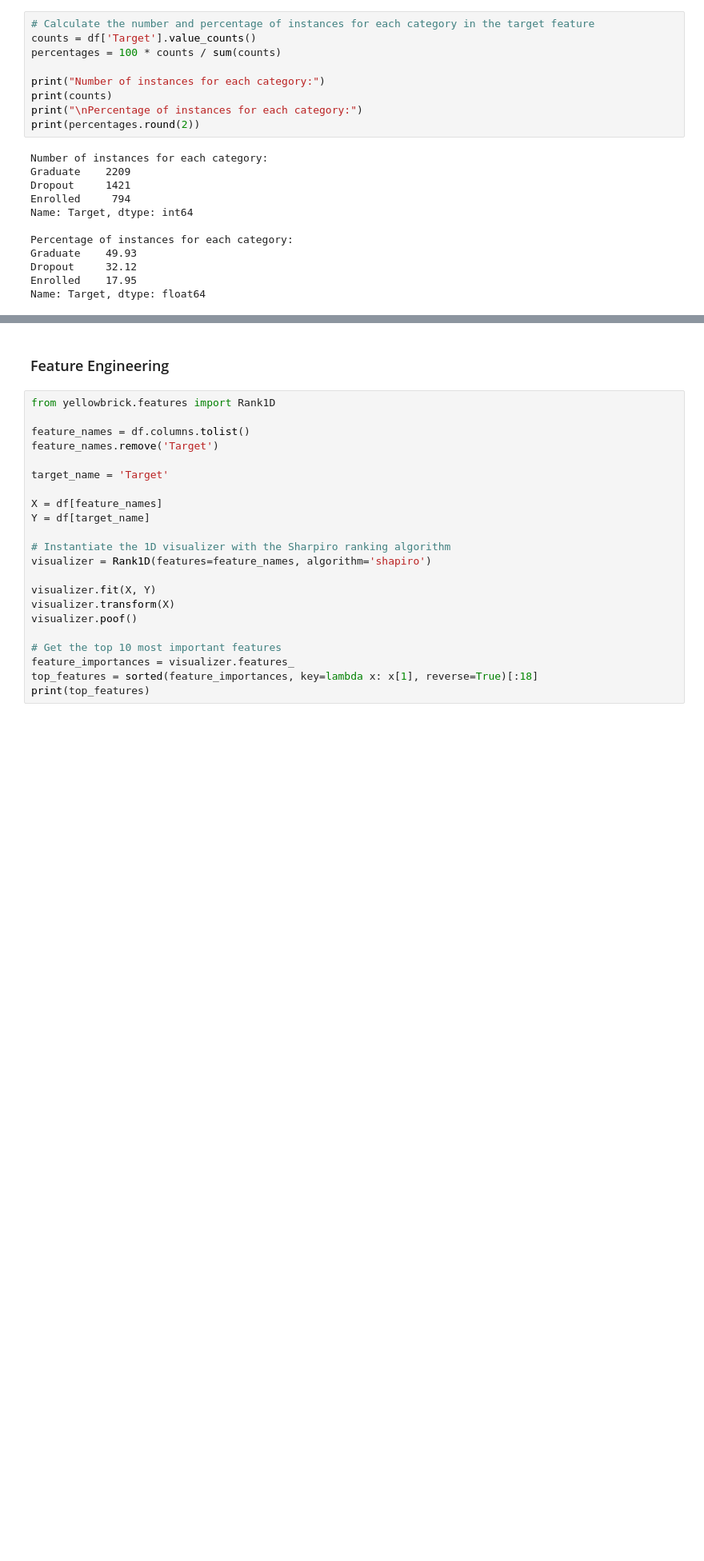
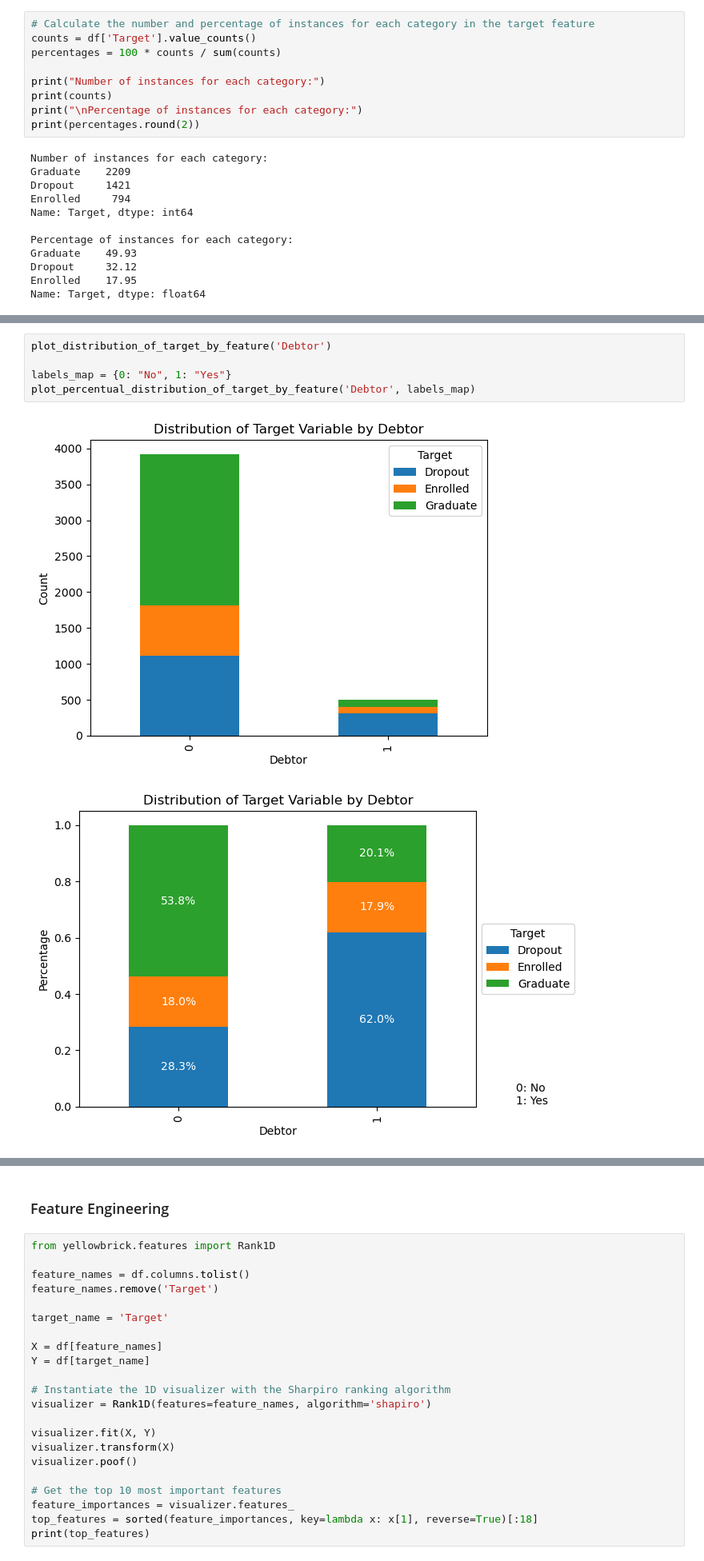
Before and after one commit to marijakljestan/predict-dropout-or-academic-success, a Jupyter notebook: siap.ipynb, the cells around one changed output, grey strips where cells are left out. Shown at 80% size. Drawn from its saved outputs; the diff is of its cells as text; blank space fills up the shorter version.

```diff
--- a/siap.ipynb
+++ b/siap.ipynb
@@ -97,0 +153,8 @@ Name: Target, dtype: float64
+# %%
+plot_distribution_of_target_by_feature('Debtor')
+
+labels_map = {0: "No", 1: "Yes"}
+plot_percentual_distribution_of_target_by_feature('Debtor', labels_map)
+# %% [output]
+[figure, added]
+[figure, added]
```
Also changed, not shown: parts of 59 cells of this notebook.
